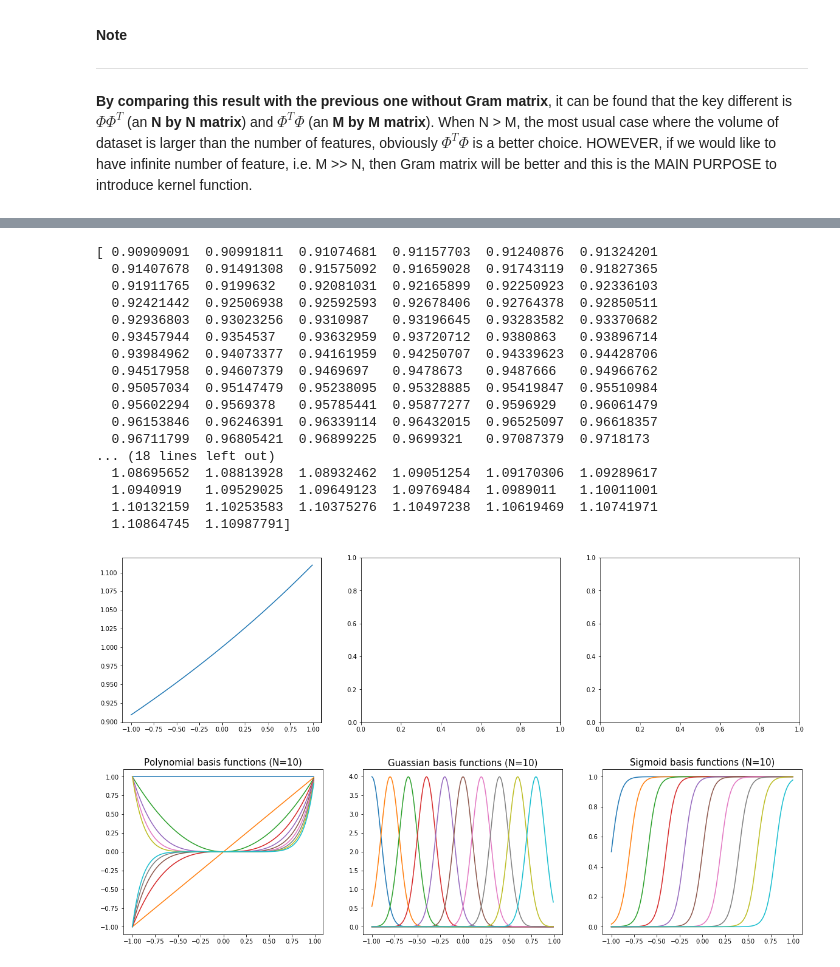
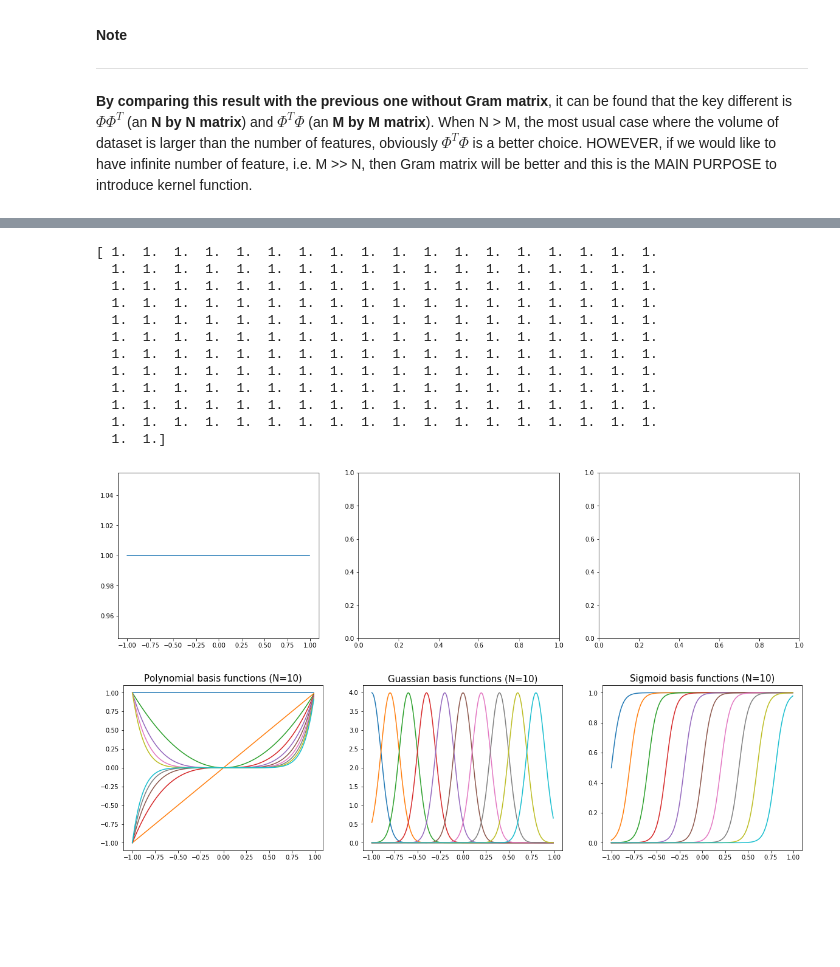
Before and after one commit to phlhx/PRML, a Jupyter notebook: Kernel_introduction.ipynb, the cells around one changed output, grey strips where cells are left out. Drawn from its saved outputs; the diff is of its cells as text; code cells hidden in the pictures; blank space fills up the shorter version.

```diff
--- a/Kernel_introduction.ipynb
+++ b/Kernel_introduction.ipynb
@@ -119,24 +139,19 @@ def kernel_plots(center, N, X):
 # %%
-kernel_plots(0.1, 10, X)
+kernel_plots(0, 10, X)
 # %% [output]
-[ 0.90909091  0.90991811  0.91074681  0.91157703  0.91240876  0.91324201
-  0.91407678  0.91491308  0.91575092  0.91659028  0.91743119  0.91827365
-  0.91911765  0.9199632   0.92081031  0.92165899  0.92250923  0.92336103
-  0.92421442  0.92506938  0.92592593  0.92678406  0.92764378  0.92850511
-  0.92936803  0.93023256  0.9310987   0.93196645  0.93283582  0.93370682
-  0.93457944  0.9354537   0.93632959  0.93720712  0.9380863   0.93896714
-  0.93984962  0.94073377  0.94161959  0.94250707  0.94339623  0.94428706
-  0.94517958  0.94607379  0.9469697   0.9478673   0.9487666   0.94966762
-  0.95057034  0.95147479  0.95238095  0.95328885  0.95419847  0.95510984
-  0.95602294  0.9569378   0.95785441  0.95877277  0.9596929   0.96061479
-  0.96153846  0.96246391  0.96339114  0.96432015  0.96525097  0.96618357
-  0.96711799  0.96805421  0.96899225  0.9699321   0.97087379  0.9718173
-... (18 lines left out)
-  1.08695652  1.08813928  1.08932462  1.09051254  1.09170306  1.09289617
-  1.0940919   1.09529025  1.09649123  1.09769484  1.0989011   1.10011001
-  1.10132159  1.10253583  1.10375276  1.10497238  1.10619469  1.10741971
-  1.10864745  1.10987791]
+[ 1.  1.  1.  1.  1.  1.  1.  1.  1.  1.  1.  1.  1.  1.  1.  1.  1.  1.
+  1.  1.  1.  1.  1.  1.  1.  1.  1.  1.  1.  1.  1.  1.  1.  1.  1.  1.
+  1.  1.  1.  1.  1.  1.  1.  1.  1.  1.  1.  1.  1.  1.  1.  1.  1.  1.
+  1.  1.  1.  1.  1.  1.  1.  1.  1.  1.  1.  1.  1.  1.  1.  1.  1.  1.
+  1.  1.  1.  1.  1.  1.  1.  1.  1.  1.  1.  1.  1.  1.  1.  1.  1.  1.
+  1.  1.  1.  1.  1.  1.  1.  1.  1.  1.  1.  1.  1.  1.  1.  1.  1.  1.
+  1.  1.  1.  1.  1.  1.  1.  1.  1.  1.  1.  1.  1.  1.  1.  1.  1.  1.
+  1.  1.  1.  1.  1.  1.  1.  1.  1.  1.  1.  1.  1.  1.  1.  1.  1.  1.
+  1.  1.  1.  1.  1.  1.  1.  1.  1.  1.  1.  1.  1.  1.  1.  1.  1.  1.
+  1.  1.  1.  1.  1.  1.  1.  1.  1.  1.  1.  1.  1.  1.  1.  1.  1.  1.
+  1.  1.  1.  1.  1.  1.  1.  1.  1.  1.  1.  1.  1.  1.  1.  1.  1.  1.
+  1.  1.]
-[figure, old version]
+[figure, new version]
 # %%
 X = np.arange(-1,1,0.01)
 Y = np.sin(X*np.pi)
```
Also changed, not shown: parts of 1 cell of this notebook, 3 other files.
